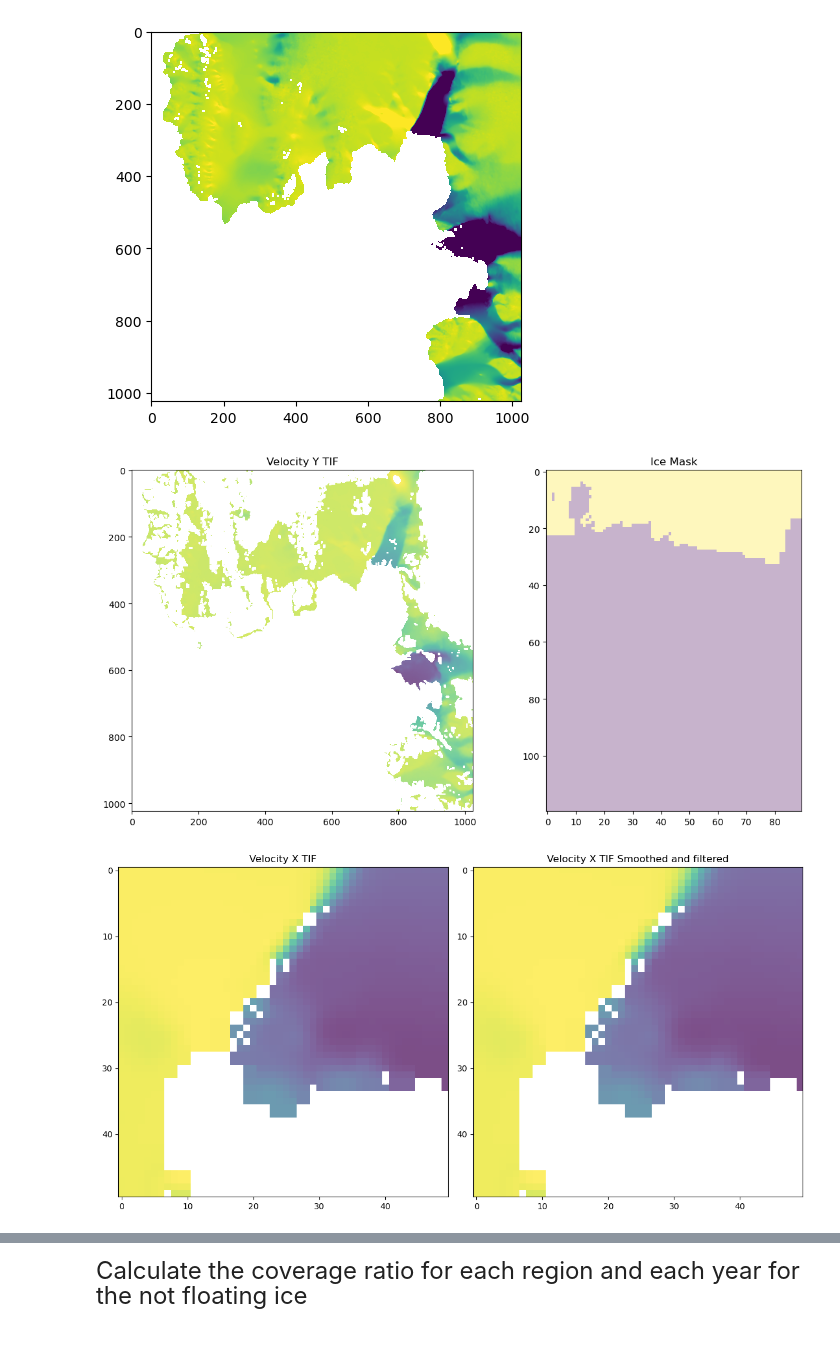
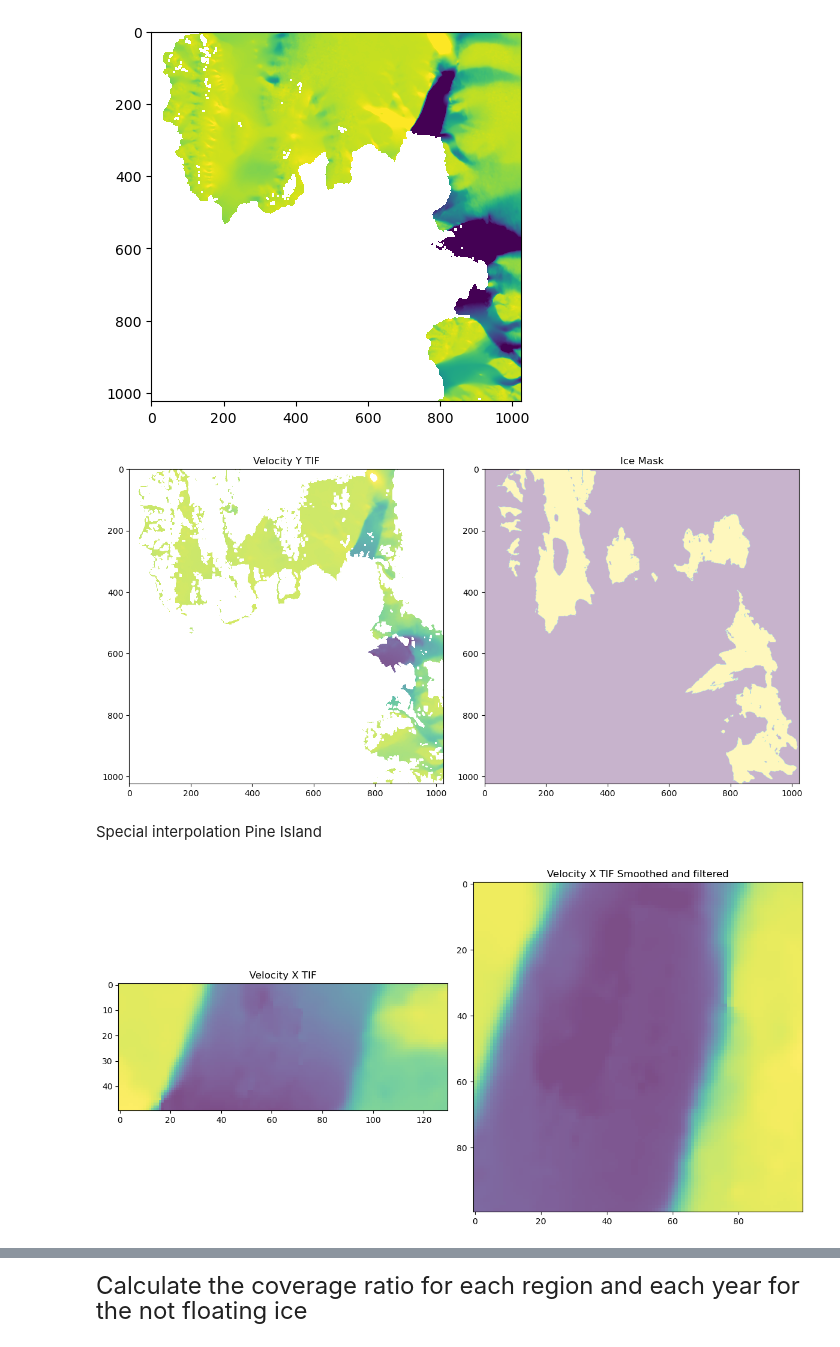
Before and after one commit to Moncada-Francesco-97/Calving-U-Net, a Jupyter notebook: cnn_dataset_preparation/velocity.ipynb, the cells around one changed output, grey strips where cells are left out. Saved outputs shown, nothing was run; the diff lists cells and outputs as text; code cells hidden in the pictures.

```diff
--- a/cnn_dataset_preparation/velocity.ipynb
+++ b/cnn_dataset_preparation/velocity.ipynb
@@ -70,11 +70,13 @@ for id in df.index:
                 xmin, ymin, xmax, ymax = df.loc[id, 'boundaries']
                 window = rasterio.windows.from_bounds(xmin, ymin, xmax, ymax, src.transform)
                 velocity_multy_years_x.loc[id, 'image'] = src.read(1, window=window)
+                velocity_multy_years_x.loc[id, 'image'][velocity_multy_years_x.loc[id, 'image']==0] = np.nan
 
         with rasterio.open(velocity_multy_years_y_path, crs = 'EPSG:3031') as src:
                 xmin, ymin, xmax, ymax = df.loc[id, 'boundaries']
                 window = rasterio.windows.from_bounds(xmin, ymin, xmax, ymax, src.transform)
                 velocity_multy_years_y.loc[id,'image'] = src.read(1, window=window)
+                velocity_multy_years_y.loc[id, 'image'][velocity_multy_years_y.loc[id, 'image']==0] = np.nan
 # %%
 #multi year velocity
 x = velocity_multy_years_x.loc[1, 'image']
@@ -144,28 +146,28 @@ for name_x, name_y, year in zip(list_x, list_y, common_years): #for each year
 # %%
 i =1
 year = 2011
 prova_2 = velocity_x_tif.loc[i, year]
 
 # Create a figure with two subplots
 plt.figure(figsize=(12, 6))
 
 # Plot the first image (velocity_y_tif)
 plt.subplot(1, 2, 1)
 plt.imshow(prova_2, cmap='viridis', alpha=0.7)
 plt.title('Velocity Y TIF')
 
 # Plot the second image (~sea_mask)
 plt.subplot(1, 2, 2)
-plt.imshow(ice_mask.loc[i, year][280:400,700:790], cmap='viridis', alpha=0.3)
+plt.imshow(ice_mask.loc[i, year], cmap='viridis', alpha=0.3)
 plt.title('Ice Mask')
 
 # Adjust layout for better spacing
 plt.tight_layout()
 
 # Show the plot
 plt.show()
 # %% [output]
-[figure, old version]
+[figure, new version]
 # %%
 #Smoothing and thresholding
 
@@ -187,19 +189,21 @@ for id in df.index:
         #thresholding
         velocity_x_tif_smoothed.loc[id, year][abs(velocity_x_tif_smoothed.loc[id, year] - vx_tmp_smoothed) > threshold] = np.nan
         velocity_y_tif_smoothed.loc[id, year][abs(velocity_y_tif_smoothed.loc[id, year] - vy_tmp_smoothed) > threshold] = np.nan
+# %% [markdown]
+Special interpolation Pine Island
 # %%
 #plot both [250:300, 700:750] for Pine Island
-year = 2013
+year = 2011
 plt.figure(figsize=(12, 6))
 plt.subplot(1, 2, 1)
-plt.imshow(velocity_x_tif.loc[1, year][250:300, 700:750], cmap='viridis', alpha=0.7)
+plt.imshow(velocity_x_tif_smoothed.loc[1, year][200:250, 720:850], cmap='viridis', alpha=0.7)
 plt.title('Velocity X TIF')
 
 plt.subplot(1, 2, 2)
-plt.imshow(velocity_x_tif_smoothed.loc[1, year][250:300, 700:750], cmap='viridis', alpha=0.7)
+plt.imshow(velocity_y_tif_smoothed.loc[1, year][150:250, 750:850], cmap='viridis', alpha=0.7)
 plt.title('Velocity X TIF Smoothed and filtered')
 
 plt.tight_layout()
 plt.show()
 # %% [output]
-[figure, old version]
+[figure, new version]
```
Also changed, not shown: parts of 139 cells of this notebook, 6 other files.
